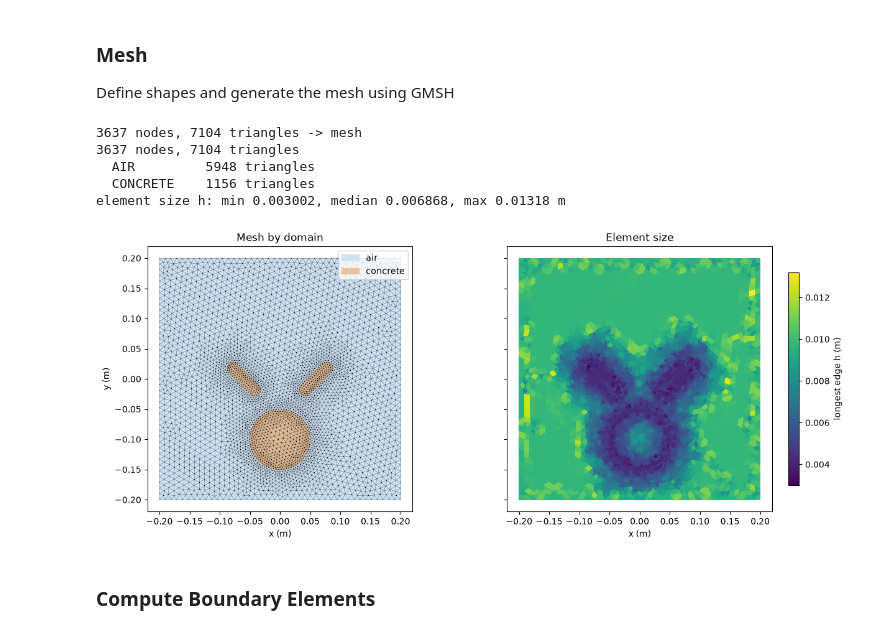
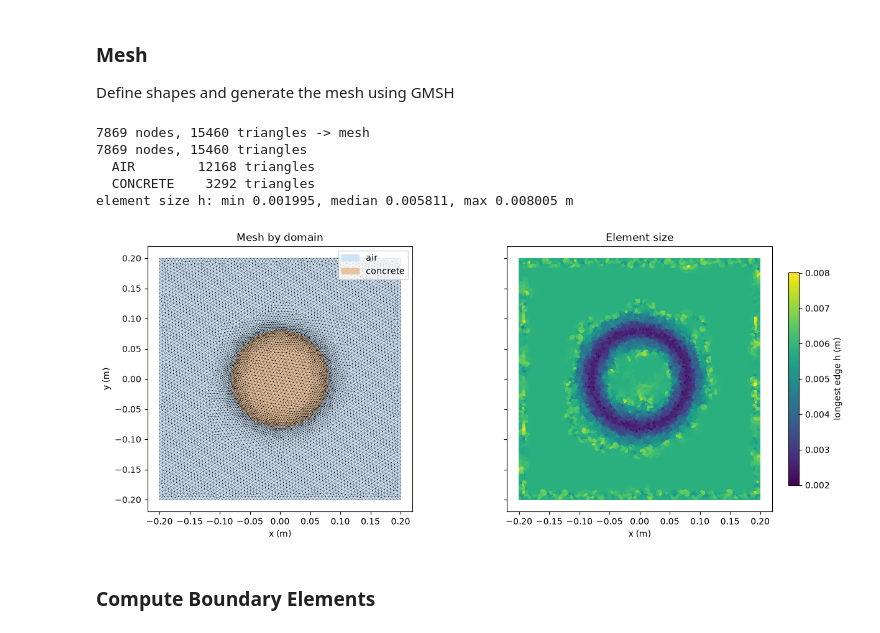
Before and after one commit to tenderribs/wifi-room-mom, a Jupyter notebook: main.ipynb, the cells around one changed output. Drawn from its saved outputs; the diff is of its cells as text; code cells hidden in the pictures.

```diff
--- a/main.ipynb
+++ b/main.ipynb
@@ -23,7 +23,7 @@ EPS0: float = 8.85e-12  # Diel. permittivity of vacuum
 MU0: float = 4 * np.pi * 1e-7  # Mag. permeability of vacuum
 MU1: float = 1.0  # Permeability of concrete
 
-F_HZ = 5.160e9  # wave frequency
+F_HZ = 5160e6  # wave frequency
 OMEGA = 2 * np.pi * F_HZ  # Angular frequency
 
 K1: float = np.sqrt(OMEGA**2 * EPS0 * MU0)  # Free space wave number
@@ -38,7 +38,7 @@ LAMBDA2 = 2 * np.pi / np.real(K2)
 KPW = np.array([0, -K1])
 
 # Router
-rs = np.array([-0.1, -0.1])  # Router placement
+rs = np.array([-0.15, -0.15])  # Router placement
 I = 1.0  # Amps
 # %% [markdown]
 ### Mesh
@@ -47,43 +47,43 @@ Define shapes and generate the mesh using GMSH
 # %%
 mesh_dir = "mesh"
 
 gen_meshes(
     box=(-0.2, -0.2, 0.2, 0.2),
     shapes=[
-        Circle(x=0.0, y=-0.1, r=0.05, domain=Domain.CONCRETE),
-        Stadium(
-            x=0.06,
-            y=-0.0,
-            length=0.05,
-            r=0.01,
-            angle=np.pi / 4,
-            domain=Domain.CONCRETE,
-        ),
-        Stadium(
-            x=-0.06,
-            y=0.0,
-            length=0.05,
-            r=0.01,
-            angle=3 * np.pi / 4,
-            domain=Domain.CONCRETE,
-        ),
+        Circle(x=0.0, y=0.0, r=0.08, domain=Domain.CONCRETE),
+        # Stadium(
+        #     x=0.06,
+        #     y=-0.0,
+        #     length=0.05,
+        #     r=0.01,
+        #     angle=np.pi / 4,
+        #     domain=Domain.CONCRETE,
+        # ),
+        # Stadium(
+        #     x=-0.06,
+        #     y=0.0,
+        #     length=0.05,
+        #     r=0.01,
+        #     angle=3 * np.pi / 4,
+        #     domain=Domain.CONCRETE,
+        # ),
     ],
-    h_far=LAMBDA1 / 6,
-    h_shape=LAMBDA2 / 6,  # LAMBDA2 should technically always be smaller
+    h_far=LAMBDA1 / 10,
+    h_shape=LAMBDA2 / 10,  # LAMBDA2 should technically always be smaller
     out_dir=mesh_dir,
 )
 
 assert LAMBDA1 > LAMBDA2
 
 nodes, elements = load_meshes(src_dir=mesh_dir)
 plot_meshes(nodes=nodes, elements=elements)
 # %% [output]
-3637 nodes, 7104 triangles -> mesh
-3637 nodes, 7104 triangles
-  AIR         5948 triangles
-  CONCRETE    1156 triangles
-element size h: min 0.003002, median 0.006868, max 0.01318 m
+7869 nodes, 15460 triangles -> mesh
+7869 nodes, 15460 triangles
+  AIR        12168 triangles
+  CONCRETE    3292 triangles
+element size h: min 0.001995, median 0.005811, max 0.008005 m
-[figure, old version]
+[figure, new version]
 # %% [markdown]
 ### Compute Boundary Elements
 # %%
```
Also changed, not shown: parts of 16 cells of this notebook, 3 other files.
